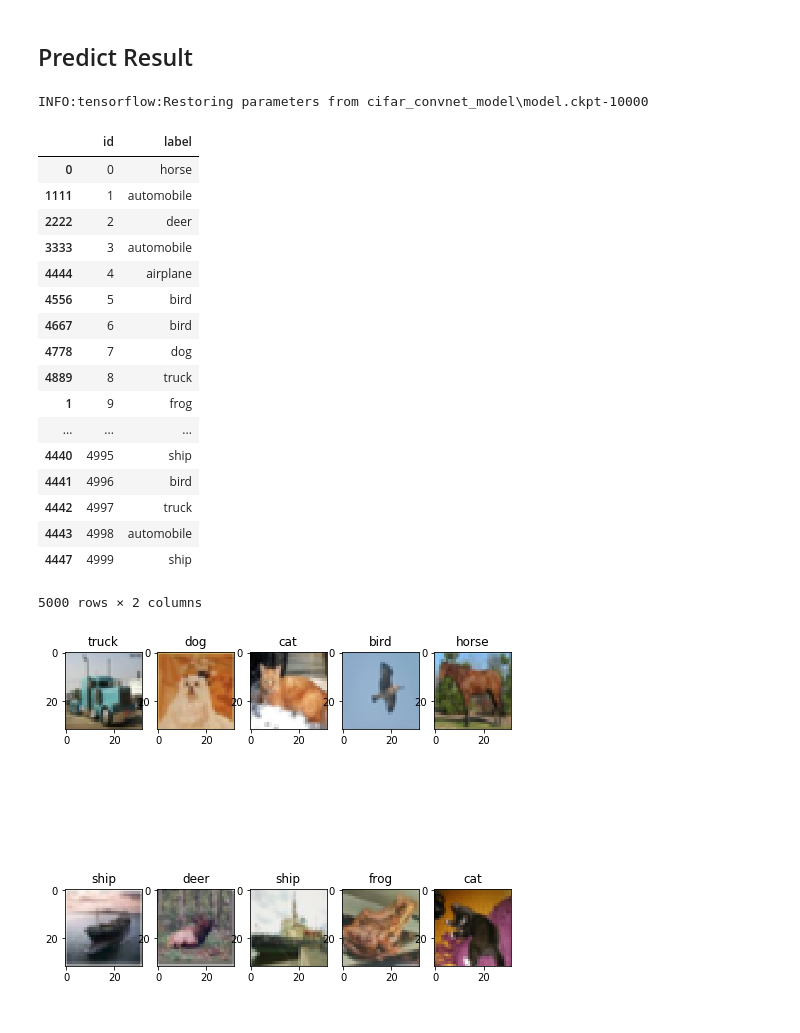
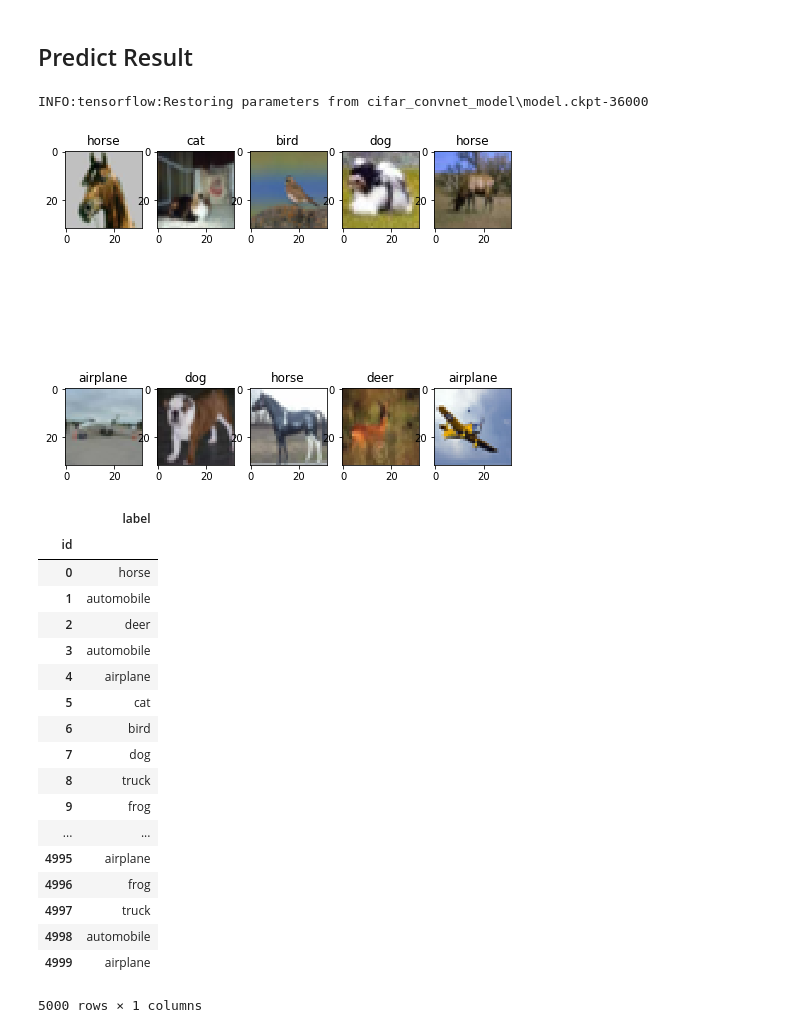
Before and after one commit to Curricular/deep-learning-hw2, a Jupyter notebook: hw2-sj2363.ipynb, the cells around one changed output. Saved outputs shown, nothing was run; the diff lists cells and outputs as text; code cells hidden in the pictures.

```diff
--- a/hw2-sj2363.ipynb
+++ b/hw2-sj2363.ipynb
@@ -6,6 +6,9 @@ import tensorflow as tf
 import matplotlib.pyplot as plt
 import matplotlib.image as mpimg
 from tqdm import tqdm
+# %%
+MODEL_DIR = "cifar_convnet_model"
+BATCH_SIZE = 200
 # %% [markdown]
 # load_data.py
 # %%
@@ -241,14 +266,13 @@ Splitting done
 # %% [markdown]
 # Model Creation
 # %%
-cifar_classifier = tf.estimator.Estimator(model_fn=cnn_model_fn, model_dir="cifar_convnet_model")
+cifar_classifier = tf.estimator.Estimator(model_fn=cnn_model_fn, model_dir=MODEL_DIR)
 # %% [output]
 INFO:tensorflow:Using default config.
 INFO:tensorflow:Using config: {'_model_dir': 'cifar_convnet_model', '_tf_random_seed': None, '_save_summary_steps': 100, '_save_checkpoints_steps': None, '_save_checkpoints_secs': 600, '_session_confi ...
 # %% [markdown]
 # Train Model
 # %%
-TRAINING_NUM = X_train.shape[0]
-BATCH_SIZE = 200
-EPOCH = int(TRAINING_NUM / BATCH_SIZE)
-STEP = 10000
+STEP = X_train.shape[0]
+EPOCH = int(STEP / BATCH_SIZE)
+print('Total Epochs:', EPOCH)
@@ -347,55 +373,57 @@ df = pd.DataFrame(columns=['id','label'])
 # prediction progress bar
 tqdm_iter = tqdm(list(zip(predictions,filenames)))
 tqdm_iter.set_description('Predicted -> ')
 
 # image count
 img_count = 0
 
 # iterations
 for index, (prediction, filename) in enumerate(tqdm_iter):
     # extract picture id
     pic_id = int(filename.split(os.sep)[-1].split('.')[0])
 
     # extract label
     label = ID2LABEL[prediction['classes']]
 
     # store information
     df = df.append({'id':pic_id - 1,'label':label},ignore_index=True,verify_integrity=True)
 
     # plot first MAX_IMG images
     if img_count < MAX_IMG and np.random.random() >= 0.9:
         img_count += 1
         img=mpimg.imread(filename)
         fig.add_subplot(IMG_ROW, IMG_COL, img_count)
         plt.title(label)
         plt.imshow(img)
 
 # sort by picture id
-df = df.sort_values(by=['id'])
+df = df.sort_values(by=['id']).set_index(['id'])
 
 # save values into csv file
-df.to_csv(OUTPUT_FILE,index=False)
-
-# show
-df
+df.to_csv(OUTPUT_FILE)
 # %% [output]
-INFO:tensorflow:Restoring parameters from cifar_convnet_model\model.ckpt-10000
+INFO:tensorflow:Restoring parameters from cifar_convnet_model\model.ckpt-36000
-|  | id | label |
-| 0 | 0 | horse |
-| 1111 | 1 | automobile |
-| 2222 | 2 | deer |
-| 3333 | 3 | automobile |
-| 4444 | 4 | airplane |
-| 4556 | 5 | bird |
-| 4667 | 6 | bird |
-| 4778 | 7 | dog |
-| 4889 | 8 | truck |
-| 1 | 9 | frog |
-| ... | ... | ... |
-| 4440 | 4995 | ship |
-| 4441 | 4996 | bird |
-| 4442 | 4997 | truck |
-| 4443 | 4998 | automobile |
-| 4447 | 4999 | ship |
-5000 rows × 2 columns
-[figure, old version]
+[figure, new version]
+# %%
+# show
+df
+# %% [output]
+|  | label |
+| id |  |
+| 0 | horse |
+| 1 | automobile |
+| 2 | deer |
+| 3 | automobile |
+| 4 | airplane |
+| 5 | cat |
+| 6 | bird |
+| 7 | dog |
+| 8 | truck |
+| 9 | frog |
+| ... | ... |
+| 4995 | airplane |
+| 4996 | frog |
+| 4997 | truck |
+| 4998 | automobile |
+| 4999 | airplane |
+5000 rows × 1 columns
```
Also changed, not shown: parts of 5 cells of this notebook.
